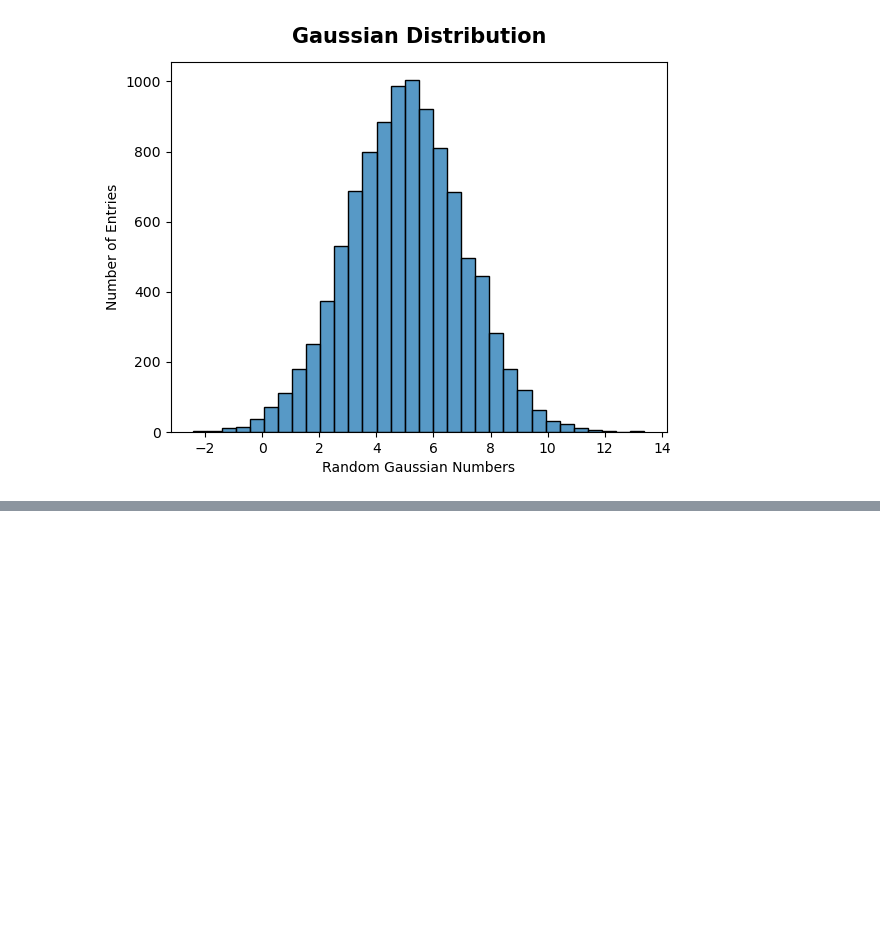
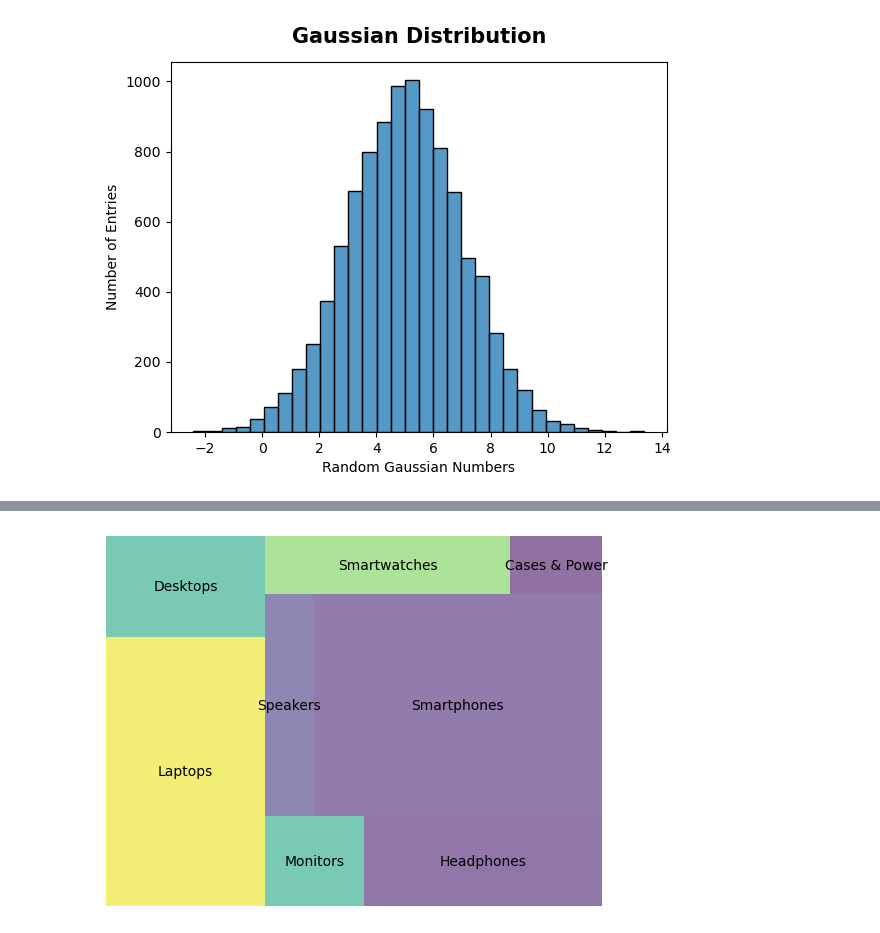
Before and after one commit to bdixit25/DataScience_Courses, a Jupyter notebook: Course_3_Data_Visualisation_with_Python/Module_1/Module_1.ipynb, the cells around one changed output, grey strips where cells are left out. Saved outputs shown, nothing was run; the diff lists cells and outputs as text; code cells hidden in the pictures; blank space fills up the shorter version.

```diff
--- a/Course_3_Data_Visualisation_with_Python/Module_1/Module_1.ipynb
+++ b/Course_3_Data_Visualisation_with_Python/Module_1/Module_1.ipynb
@@ -474,0 +690,17 @@ plt.show()
+# %%
+# load dataset
+
+csv_treemap = """Department,Category,Sales_Volume,Profit_Margin
+Computing,Laptops,120000,12
+Computing,Desktops,45000,15
+Computing,Monitors,25000,20
+Audio,Headphones,60000,35
+Audio,Speakers,30000,25
+Mobile,Smartphones,180000,8
+Mobile,Smartwatches,40000,22
+Mobile,Cases & Power,15000,50"""
+# %%
+# convert data to dataframe
+
+df_treemap = pd.read_csv(io.StringIO(csv_treemap))
+print(csv_treemap)
@@ -474,0 +717,9 @@ plt.show()
+# %%
+# plot the treemap
+import squarify
+
+squarify.plot(sizes=df_treemap['Sales_Volume'], label=df_treemap['Category'], alpha=0.6)
+plt.axis('off')
+plt.show()
+# %% [output]
+[figure, added]
```
Also changed, not shown: parts of 18 cells of this notebook.
